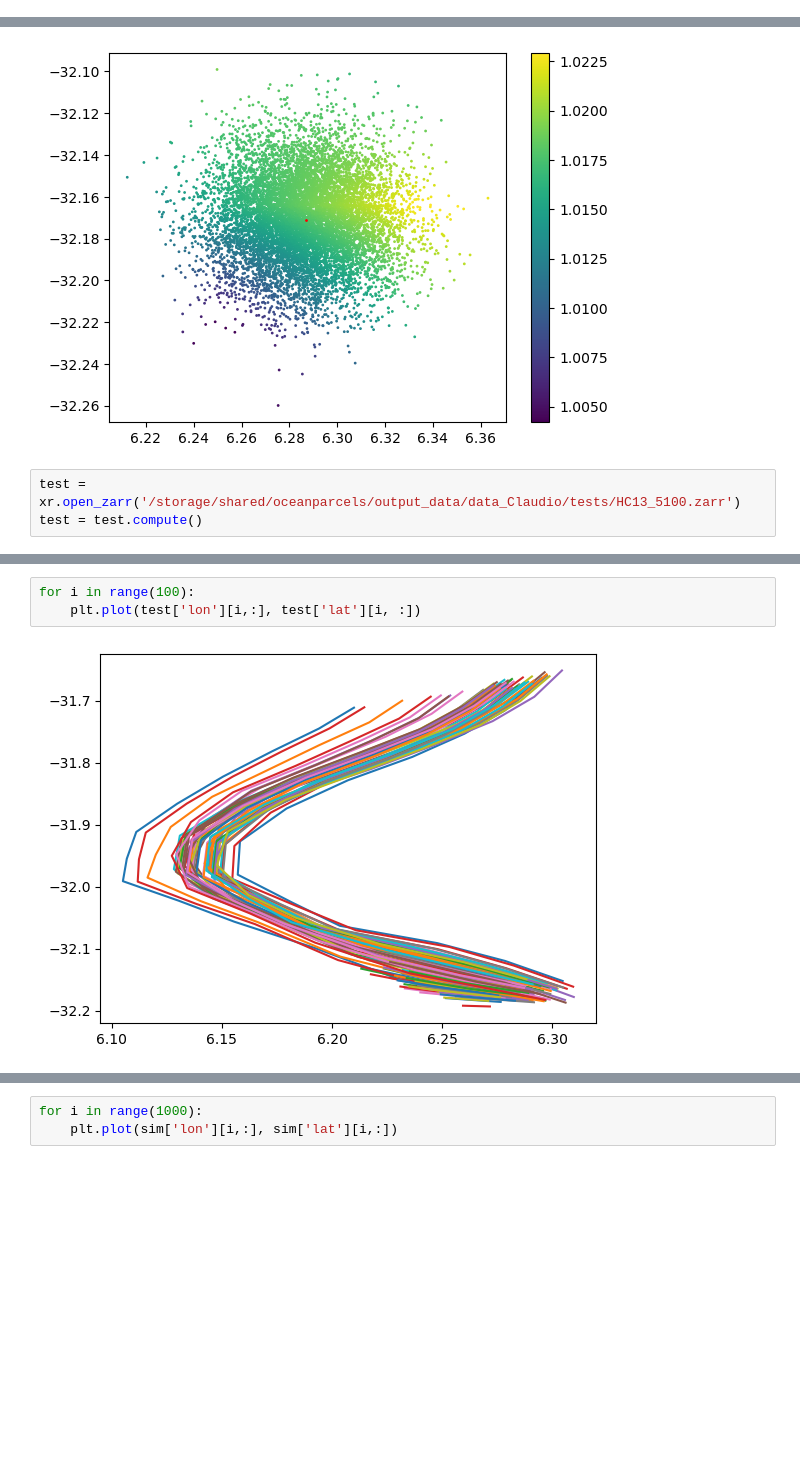
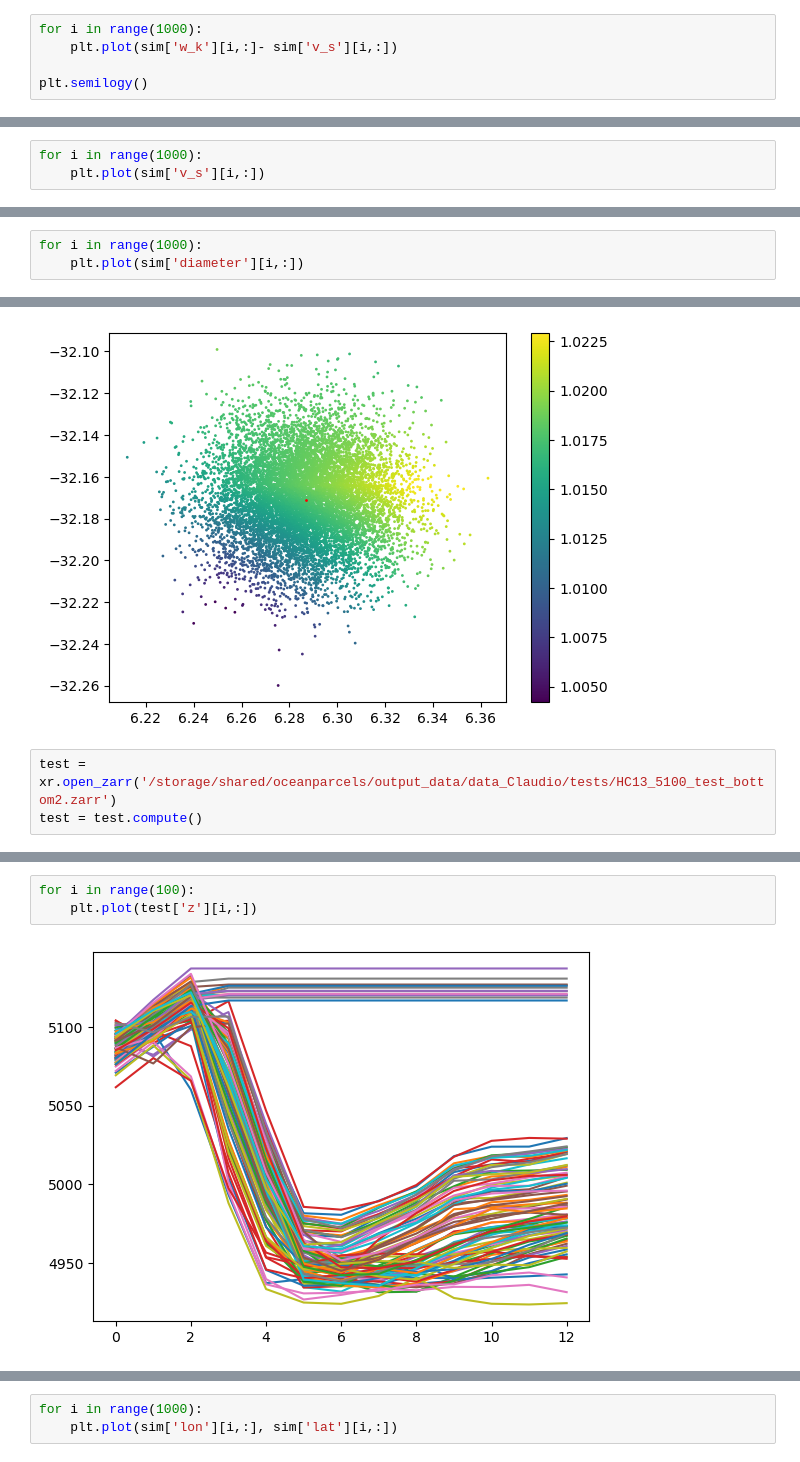
Before and after one commit to OceanParcels/Backtracking_Abyssal_Nanoplastics, a Jupyter notebook: notebooks/test_23334.ipynb, the cells around one changed output, grey strips where cells are left out. Cells and saved outputs as stored; diff of their text form; blank space fills up the shorter version.

```diff
--- a/notebooks/test_23334.ipynb
+++ b/notebooks/test_23334.ipynb
@@ -28,0 +39,5 @@ Data variables: (12/22)
+# %%
+for i in range(1000):
+    plt.plot(sim['w_k'][i,:]- sim['v_s'][i,:])
+
+plt.semilogy()
@@ -28,0 +47,3 @@ Data variables: (12/22)
+# %%
+for i in range(1000):
+    plt.plot(sim['v_s'][i,:])
@@ -28,0 +52,3 @@ Data variables: (12/22)
+# %%
+for i in range(1000):
+    plt.plot(sim['diameter'][i,:])
@@ -66,7 +94,7 @@ plt.colorbar(im)
 <matplotlib.colorbar.Colorbar at 0x...>
 [figure]
 # %%
-test = xr.open_zarr('/storage/shared/oceanparcels/output_data/data_Claudio/tests/HC13_5100.zarr')
+test = xr.open_zarr('/storage/shared/oceanparcels/output_data/data_Claudio/tests/HC13_5100_test_bottom2.zarr')
 test = test.compute()
 # %%
 test
@@ -90,6 +118,6 @@ Data variables: (12/20)
     parcels_version:        v2.4.1-46-g28f231fa
 # %%
 for i in range(100):
-    plt.plot(test['lon'][i,:], test['lat'][i, :])
+    plt.plot(test['z'][i,:])
 # %% [output]
-[figure, old version]
+[figure, new version]
```
Also changed, not shown: parts of 16 cells of this notebook, 2 other files.
